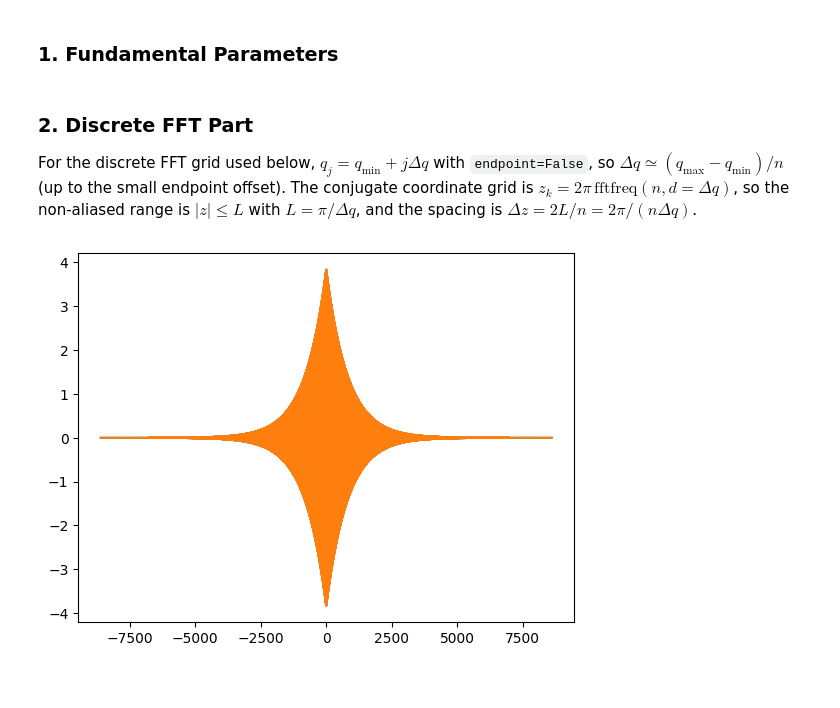
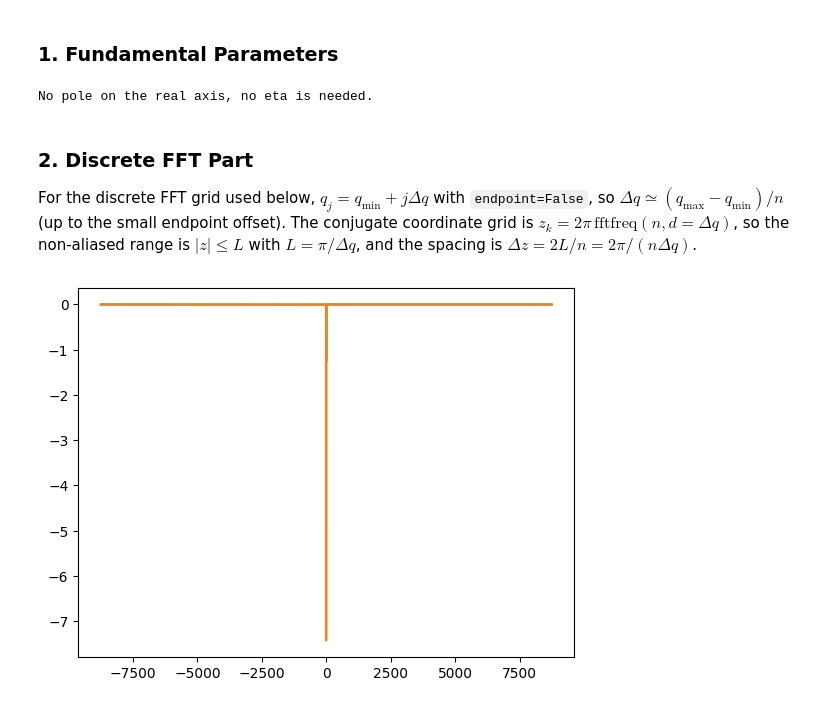
Before and after one commit to ClaudioQTM/2D_array, a Jupyter notebook: src/W_state/W_state_FFT.ipynb, the cells around one changed output. Saved outputs shown, nothing was run; the diff lists cells and outputs as text; code cells hidden in the pictures.

Commit message:
Changes to be committed: 	modified:   src/W_state/W_state_FFT.ipynb 	modified:   src/W_state/plot_unit_circ.ipynb

```diff
--- a/src/W_state/W_state_FFT.ipynb
+++ b/src/W_state/W_state_FFT.ipynb
@@ -25,11 +25,11 @@ sigma_func_period = create_self_energy_interpolator_numba(
 # r_para = np.array([-74, 30])
 # p_para = np.array([60, 50])
 r_para = np.array([2.0,0.01])
-p_para = np.array([0.0,0.0])
+p_para = np.array([10,10])
 
-E = 2 * (square_lattice.omega_e + collective_lamb_shift)+ 5
+E = 2 * (square_lattice.omega_e + collective_lamb_shift) + 2
 #E = 205
-E1 = (E+2) / 2
+E1 = (E+1) / 2
 
 Q_para = np.array([0, 0])
 Zc = 0
@@ -55,6 +55,8 @@ if not peak_width:
     eta = 0.0
 elif peak_width < n_Rs*dq:
     raise ValueError(f"eta is not big enough to broaden the peak to be {n_Rs} grid points.")
+# %% [output]
+No pole on the real axis, no eta is needed.
 # %% [markdown]
 ### 2. Discrete FFT Part
 
@@ -65,7 +67,6 @@ from W_state import W_k_sp_grid
 import matplotlib.pyplot as plt
 
 def FFT(value_grid):
-    L = np.pi / dq  # Nyquist limit
     z_grid = 2 * np.pi * np.fft.fftfreq(n_points, d=dq)
 
     # value_grid_ifft = (q_max-q_min)*ifft(value_grid)
@@ -73,40 +74,48 @@ def FFT(value_grid):
     value_grid_ifft *= np.exp(1j * q_grid[0] * z_grid)
 
     # Only compare where the q grid resolves exp(i q z) with several samples per period.
-    nyquist_z = np.pi / dq
     min_samples_per_period = 8
     resolved_z = 2 * np.pi / (min_samples_per_period * dq)
     keep = np.abs(z_grid) <= resolved_z
 
+    z_grid = z_grid[keep] # Keep only the resolved z values
+    value_grid_ifft = value_grid_ifft[keep]
 
     return z_grid, value_grid_ifft
+
+
 value_grid = W_k_sp_grid(
     r_para,
     p_para,
     E1,
     E,
     Q_para,
     Zc,
     square_lattice,
     sigma_func_period,
     n_points,
     q_grid,
     eta=eta,
 )
 
 
 
+z_grid, value_grid_ifft = FFT(value_grid)
 
-
-
-
-
+"""
 plot_idx = np.argsort(z_grid[keep])
 plt.plot(z_grid[keep][plot_idx], np.real(value_grid_ifft[keep][plot_idx]))
 plt.plot(z_grid[keep][plot_idx], np.imag(value_grid_ifft[keep][plot_idx]))
+"""
+
+
+plot_idx = np.argsort(z_grid)
+plt.plot(z_grid[plot_idx], np.real(value_grid_ifft[plot_idx]))
+plt.plot(z_grid[plot_idx], np.imag(value_grid_ifft[plot_idx]))
+
 plt.show()
 # %% [output]
-[figure, old version]
+[figure, new version]
 # %%
 from joblib import Parallel, delayed
 from W_state import quad_FT
```
Also changed, not shown: parts of 5 cells of this notebook, 1 other file.
